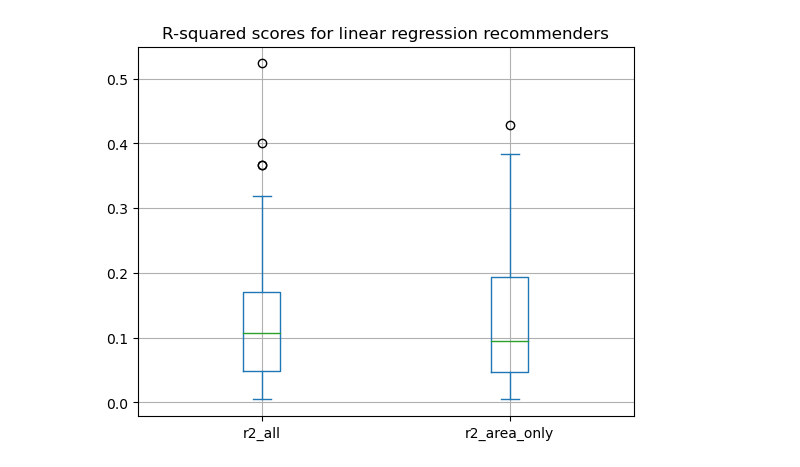
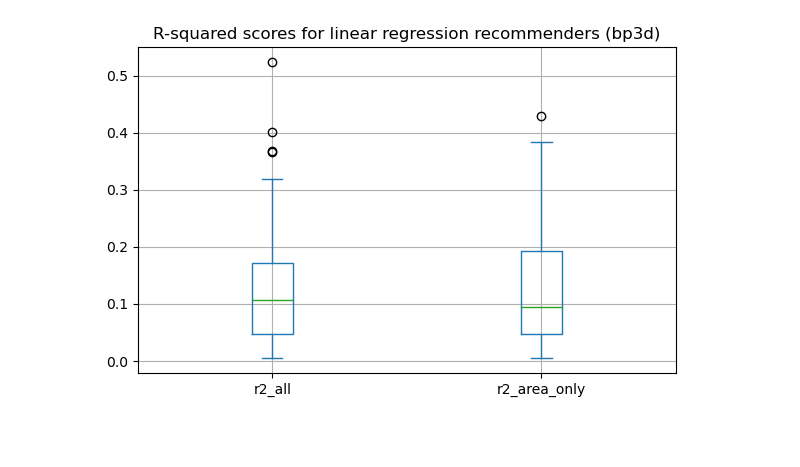
Before and after one commit to hahmed17/grafana_ml_modeling, a Jupyter notebook: banditware-ai-workflow/lr_analysis/linear regression viz.ipynb, the cells around one changed output. Saved outputs shown, nothing was run; the diff lists cells and outputs as text; code cells hidden in the pictures; blank space fills up the shorter version.

```diff
--- a/banditware-ai-workflow/lr_analysis/linear regression viz.ipynb
+++ b/banditware-ai-workflow/lr_analysis/linear regression viz.ipynb
@@ -25,4 +26,6 @@ rmse_df = pd.DataFrame({'rmse_all': rmse_col1, 'rmse_area_only': rmse_col2})
 r2_col1 = df1['training_r2_score']
 r2_col2 = df2['training_r2_score']
 r2_df = pd.DataFrame({'r2_all': r2_col1, 'r2_area_only': r2_col2})
+# %%
+plt.rcParams["figure.figsize"] = (6, 4)
 # %%
@@ -38,5 +50,14 @@ rmse_fig.savefig('../figures/bp3d_linreg_rmse.png')
 # %%
-r2_fig = r2_df.plot(kind='box', title='R-squared scores for linear regression recommenders', grid=True).get_figure()
+# Create the plot
+ax = r2_df.plot(kind='box', title='R-squared scores for linear regression recommenders (bp3d)', grid=True)
+
+# Set y-axis ticks at intervals of 0.1
+y_min, y_max = ax.get_ylim()
+ax.yaxis.set_major_locator(MultipleLocator(0.1))
+
+# Adjust layout and save the figure
+r2_fig = ax.get_figure()
+r2_fig.tight_layout()  # Ensures layout adjustments for clarity
 r2_fig.savefig('../figures/bp3d_linreg_r2.png')
 # %% [output]
-[figure, old version]
+[figure, new version]
```
Also changed, not shown: parts of 3 cells of this notebook, 7 other files.
